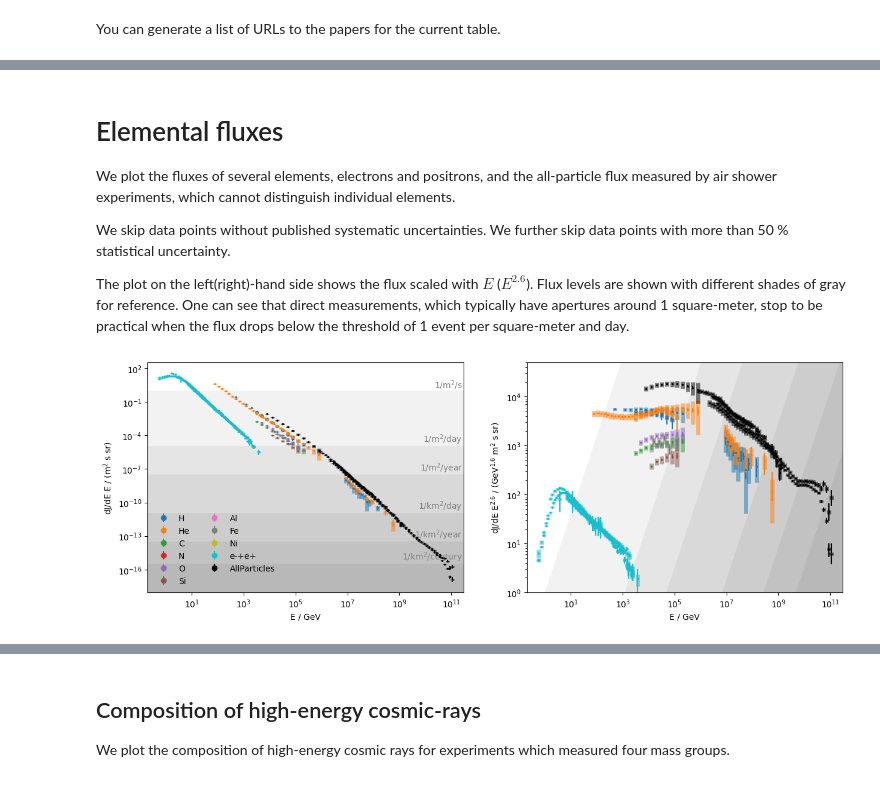
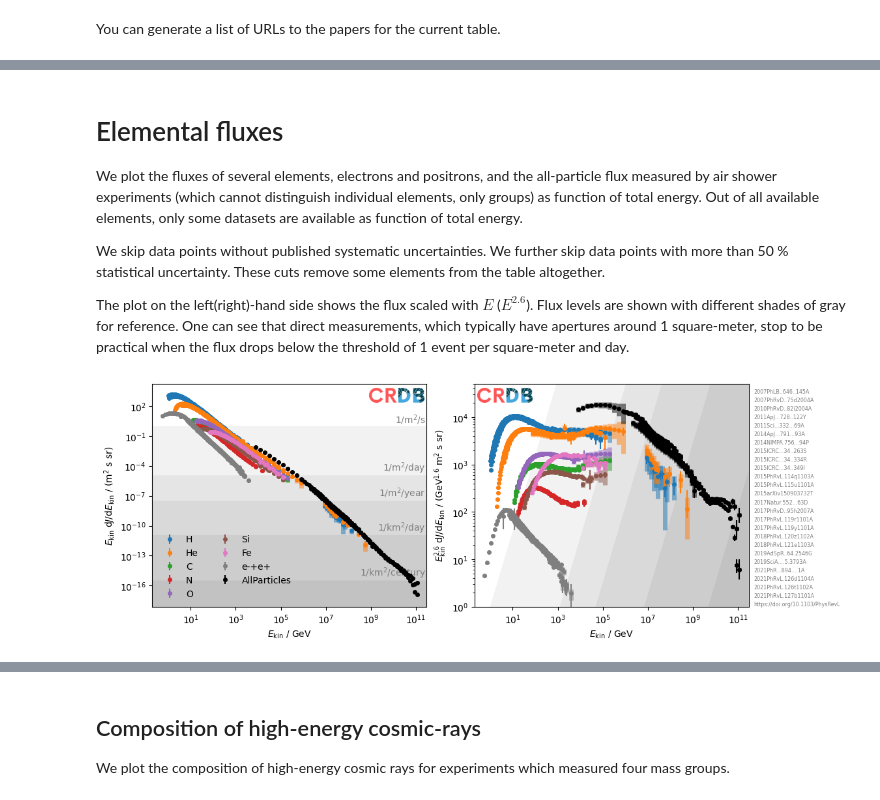
Before and after one commit to crdb-project/tutorial, a Jupyter notebook: gallery.ipynb, the cells around one changed output, grey strips where cells are left out. Saved outputs shown, nothing was run; the diff lists cells and outputs as text; code cells hidden in the pictures.

```diff
--- a/gallery.ipynb
+++ b/gallery.ipynb
@@ -120,0 +121,18 @@ https://ui.adsabs.harvard.edu/abs/2021PhR...894....1A
+# %%
+tab = crdb.query("e+/e-+e+", energy_type="EK")
+
+xlim = 0.8, 1e3
+tab = tab[(xlim[0] < tab.e_mean) & (tab.e_mean < xlim[1])]
+
+for i, (exp, mask) in enumerate(crdb.experiment_masks(tab).items()):
+    t = tab[mask]
+    draw_table(t, label=exp)
+
+plt.xlim(*xlim)
+plt.ylim(0, 0.5)
+plt.xlabel("E$_\\mathrm{kin}$ / GeV")
+plt.ylabel("$J_{e^+} / (J_{e^-} + J_{e^+})$")
+plt.legend(fontsize="xx-small", ncol=4, framealpha=1, frameon=False)
+plt.semilogx()
+draw_references(tab, bbox_to_anchor=(1, 1), loc="upper left", fontsize=5)
+draw_logo(0.25, 1)
@@ -121,63 +170,75 @@ https://ui.adsabs.harvard.edu/abs/2021PhR...894....1A
 # %% [markdown]
 # Elemental fluxes
 
-We plot the fluxes of several elements, electrons and positrons, and the all-particle flux measured by air shower experiments, which cannot distinguish individual elements.
+We plot the fluxes of several elements, electrons and positrons, and the all-particle flux measured by air shower experiments (which cannot distinguish individual elements, only groups) as function of total energy. Out of all available elements, only some datasets are available as function of total energy.
 
-We skip data points without published systematic uncertainties. We further skip data points with more than 50 % statistical uncertainty.
+We skip data points without published systematic uncertainties. We further skip data points with more than 50 % statistical uncertainty. These cuts remove some elements from the table altogether.
 
 The plot on the left(right)-hand side shows the flux scaled with $E$ ($E^{2.6}$). Flux levels are shown with different shades of gray for reference. One can see that direct measurements, which typically have apertures around 1 square-meter, stop to be practical when the flux drops below the threshold of 1 event per square-meter and day.
 # %%
-elements = ("H", "He", "C", "N", "O", "Si", "Al", "Fe", "Ni", "e-+e+", "AllParticles")
+from crdb.experimental import convert_energy
 
-tab = crdb.query(elements, energy_type="ETOT", energy_convert_level=1)
+elements = ("H", "He", "C", "N", "O", "Si", "Fe")
+elements += ("H-bar", "e-+e+", "AllParticles")
+
+tabs = []
+for energy_type in ("R", "ETOT"):
+    for elem in elements:
+        tab = crdb.query(elem, energy_type=energy_type, energy_convert_level=0, time_series="no")
+        if energy_type == "R":
+            tab = convert_energy(tab, target="EK")
+        tabs.append(tab)
+tab = np.concatenate(tabs).view(np.recarray)
+
 with np.errstate(divide="ignore"):
-    mask = (tab["err_stat_minus"] > 0) & (tab["err_sys_minus"] > 0) & (tab["err_stat_minus"] / tab["value"] < 0.5)
+    mask = (tab.err_sys_minus > 0) & (tab.err_stat_minus / tab.value < 0.5)
 tab = tab[mask]
 
 exponents = (1, 2.6)
 
-fig, ax = plt.subplots(1, 2, sharex=True, figsize=(15, 5))
-for exponent, axi in zip(exponents, ax):
+fig, ax = plt.subplots(1, 2, sharex=True, figsize=(10, 4))
+for expo, axi in zip(exponents, ax):
     plt.sca(axi)
-    for ielem, elem in enumerate(elements):
-        ma = tab["quantity"] == elem
+    for elem in elements:
+        ma = tab.quantity == elem
         t = tab[ma]
-        x = t["e_mean"]
-        y = t["value"]
-        f = x ** exponent
-        color = f"C{ielem}" if elem != "AllParticles" else "k"
-        plt.errorbar(x, y * f, (t["err_stat_minus"] * f, t["err_stat_plus"] * f),
-                    fmt=".", ms=3, color=color, label=elem)
-        plt.errorbar(x, y * f, (t["err_sys_minus"] * f, t["err_sys_plus"] * f),
-                    color="none", ecolor=color, lw=5, alpha=0.5)
-        if exponent == 1:
-            plt.ylabel(f"dJ/dE E / (m$^2$ s sr)")
+        if len(t) == 0: continue
+        f = t.e_mean ** expo
+        color = "k" if elem == "AllParticles" else None
+        draw_table(t, factor=f, color=color, label=elem, ms=4)
+        if expo == 1:
+            plt.ylabel(f"$E_\\mathrm{{kin}}$ d$J$/d$E_\\mathrm{{kin}}$ / (m$^2$ s sr)")
         else:
-            plt.ylabel(f"dJ/dE E$^{{{exponent}}}$ / (GeV$^{{{exponent - 1}}}$ m$^2$ s sr)")
+            plt.ylabel(f"$E_\\mathrm{{kin}}^{{{expo}}}$ d$J$/d$E_\\mathrm{{kin}}$ / (GeV$^{{{expo - 1}}}$ m$^2$ s sr)")
 
 m = 1
 km = 1e3 * m
 s = 1
 hour = 60 ** 2 * s
 day = 24 * hour
 month = 30 * day
 year = 356 * day
 century = 100 * year
 x = np.geomspace(2e-1, 3e11, 1000)
 for exponent, axi in zip(exponents, ax):
     axi.loglog();
-    axi.set_xlabel("E / GeV")
+    axi.set_xlabel("$E_\\mathrm{kin}$ / GeV")
     axi.set_xlim(x[0], x[-1])
-    for flux_ref in ("1/m^2/s", "1/m^2/day", "1/m^2/year", "1/km^2/day", "1/km^2/year", "1/km^2/century"):
+    for flux_ref in ("1/m^2/s", "1/m^2/day", "1/m^2/year", "1/km^2/day", "1/km^2/century"):
         v = eval(flux_ref.replace("^2", "**2"))
         label = flux_ref.replace("^2", "$^2$")
         y = v * x ** (exponent - 1)
         axi.fill_between(x, y, color="k", zorder=0, alpha=0.05, lw=0)
         if axi is ax[0]:
             axi.text(x[-1] * 0.9, y[-1] * 1.1, label, va="bottom", ha="right",
                      color="0.5", zorder=0)
 
-ax[0].legend(frameon=False, ncol=2, loc="lower left", markerscale=4)
+ax[0].legend(frameon=False, ncol=2, loc="lower left")
 ax[1].set_ylim(1, 5e4);
+draw_references(tab, bbox_to_anchor=(1, 1), loc="upper left")
+plt.sca(ax[0])
+draw_logo(0.78, 1)
+plt.sca(ax[1])
+draw_logo(0, 1)
 # %% [output]
-[figure, old version]
+[figure, new version]
```
Also changed, not shown: parts of 27 cells of this notebook.
